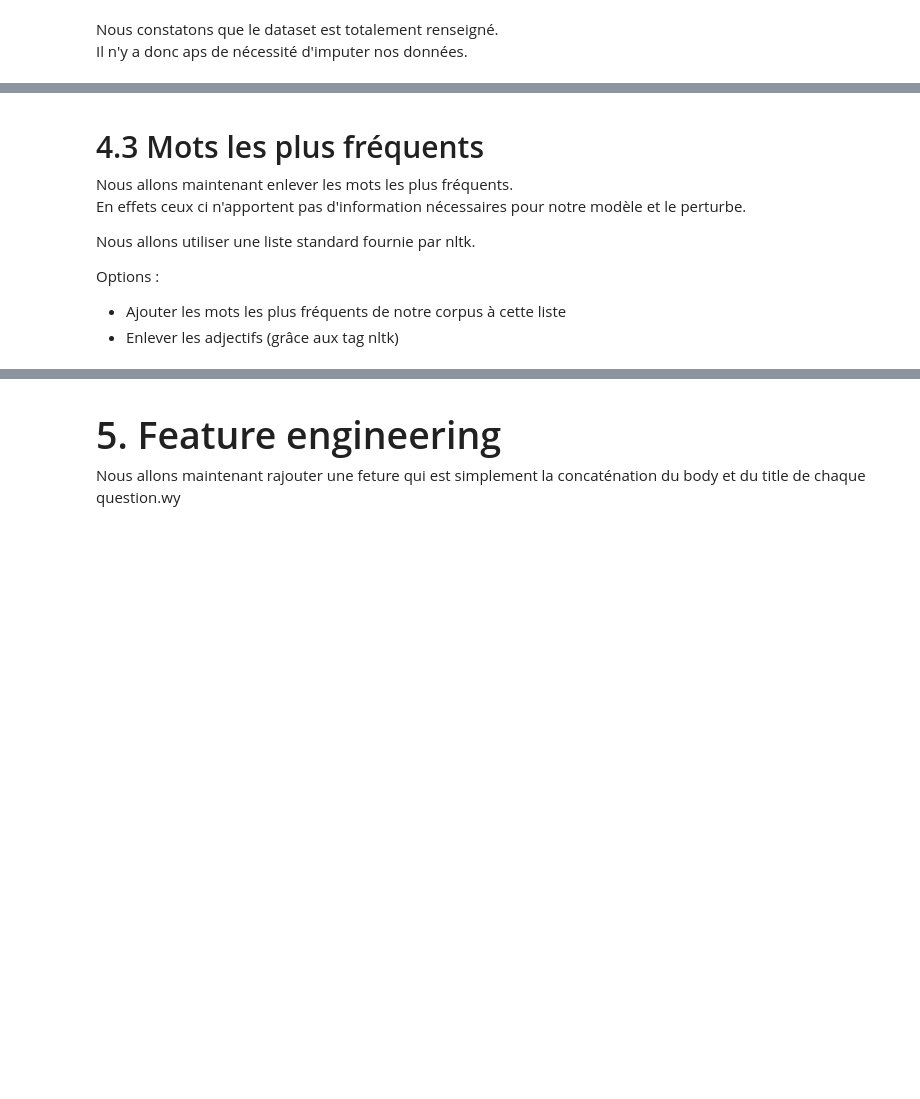
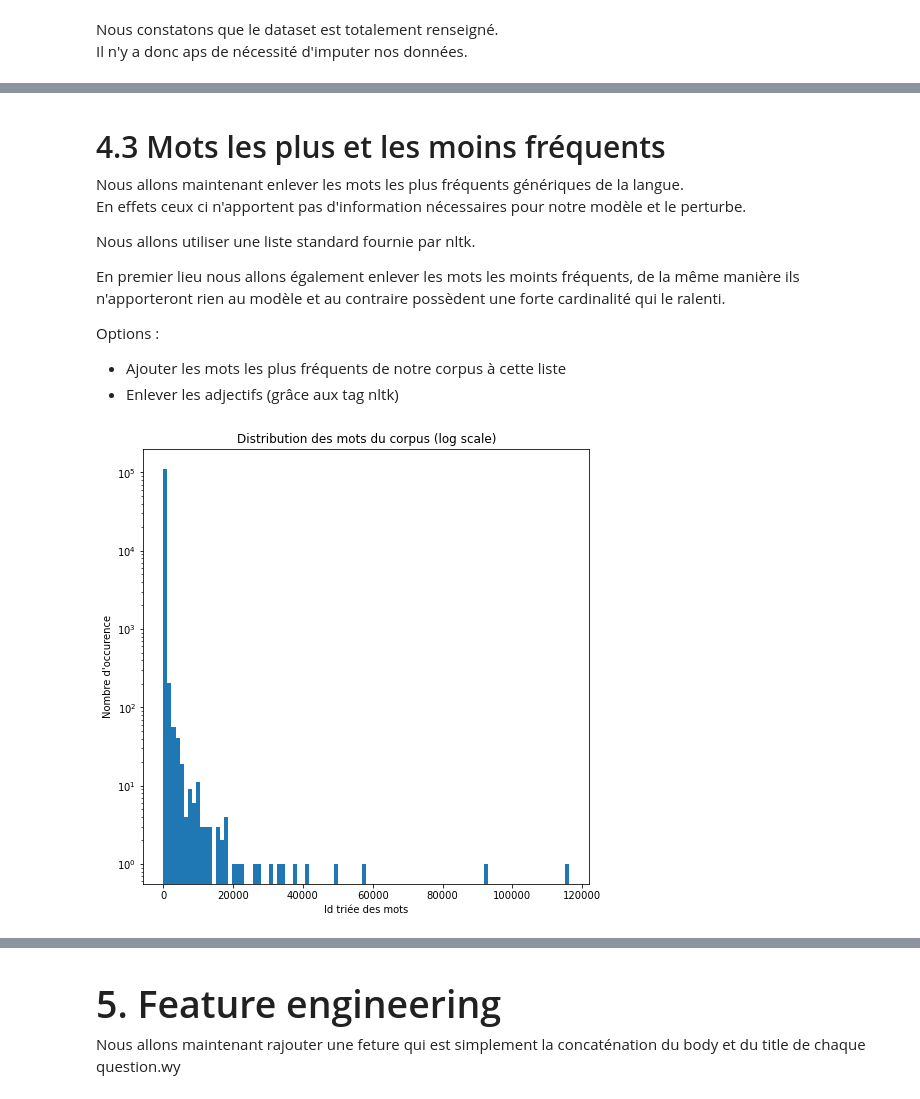
Before and after one commit to abugeia/P5_OCR_categorize_questions, a Jupyter notebook: P5_01_notebookexploration.ipynb, the cells around one changed output, grey strips where cells are left out. Cells and saved outputs as stored; diff of their text form; code cells hidden in the pictures; blank space fills up the shorter version.

```diff
--- a/P5_01_notebookexploration.ipynb
+++ b/P5_01_notebookexploration.ipynb
@@ -387,6 +397,6 @@ Nous tokeniserons aussi les tags proposés par Stackoverflow.
 # %%
-# only 2 caract. min words except for c for the langage
-tokenizer_txt = nltk.RegexpTokenizer(r'[a-zA-Z]{2,}|c')
+# only 2 caract. min words except for c for the langage and .net
+tokenizer = nltk.RegexpTokenizer(r'[a-zA-Z]{2,}|c#?|.net')
 
-# Take everything between the <>
-tokenizer_tags = nltk.RegexpTokenizer(r'(?<=\<).+?(?=\>)')
+# # Take everything between the <>
+# tokenizer_tags = nltk.RegexpTokenizer(r'(?<=\<).+?(?=\>)') # depreciated
@@ -399,8 +405,8 @@ col_tok = [(e + '_tok') for e in col_txt]
+# %%
+col_txt.append('Tags')
 # %%
-for coltok, coltxt in zip(col_tok, col_txt):
-    data[coltok] = data[coltxt].apply(lambda x: tokenizer_txt.tokenize(x))
-
-data['Tags_tok'] = data['Tags'].apply(lambda x: tokenizer_tags.tokenize(x))
+for coltxt in col_txt:
+    data[coltxt + '_tok'] = data[coltxt].apply(lambda x: tokenizer.tokenize(x))
 # %%
 data.head()
 # %% [output]
@@ -413,13 +419,15 @@ data.head()
 | 2008-08-10 18:41:02 | 539 | 197771 | what does the expression "turing ... | what is turing complete? | <theory><turing-machines><turing-... | 15 | 1 | 178 | ... |
 # %% [markdown]
 <a id="4.3"></a>
-<h3 style="font-family:verdana;font-size:200%;text-align:left;">4.3 Mots les plus fréquents</h3>
+<h3 style="font-family:verdana;font-size:200%;text-align:left;">4.3 Mots les plus et les moins fréquents</h3>
 
-Nous allons maintenant enlever les mots les plus fréquents.
+Nous allons maintenant enlever les mots les plus fréquents génériques de la langue.
 En effets ceux ci n'apportent pas d'information nécessaires pour notre modèle et le perturbe.
 
 Nous allons utiliser une liste standard fournie par nltk.
 
+En premier lieu nous allons également enlever les mots les moints fréquents, de la même manière ils n'apporteront rien au modèle et au contraire possèdent une forte cardinalité qui le ralenti.
+
 Options :
 * Ajouter les mots les plus fréquents de notre corpus à cette liste
 * Enlever les adjectifs (grâce aux tag nltk)
@@ -425,0 +436,25 @@ Options :
+# %%
+def to_1D(series):
+    """Transform a pd dataframe of lists in unique object with all the values"""
+
+    return pd.Series([x for _list in series for x in _list])
+
+# we concatenate before applying the functiun to have all the corpus
+corpus_1D = to_1D(data['Title_tok'] + data['Body_tok'])
+vc_corpus = corpus_1D.value_counts()
+vc = vc_corpus.to_frame()
+# %%
+plt.figure(figsize=(8, 8))
+
+plt.hist(vc, bins=100)
+plt.yscale('log')
+plt.title("Distribution des mots du corpus (log scale)")
+# plt.xlim(0, 200)
+plt.xlabel("Id triée des mots")
+plt.ylabel("Nombre d'occurence")
+
+plt.savefig('img/Corpsu distribution.png', bbox_inches='tight')
+
+plt.show();
+# %% [output]
+[figure, added]
```
Also changed, not shown: parts of 31 cells of this notebook, 21 other files.
